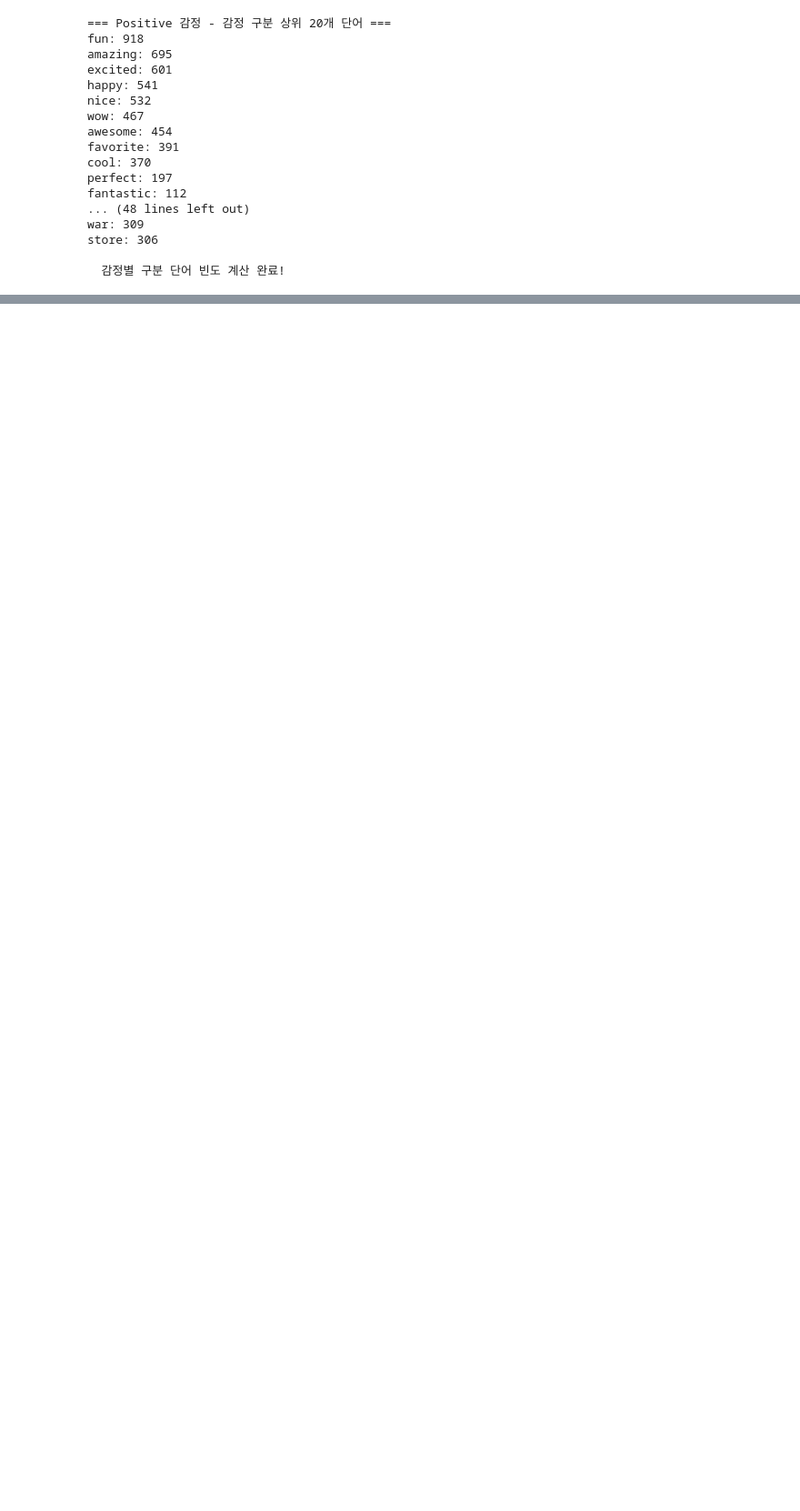
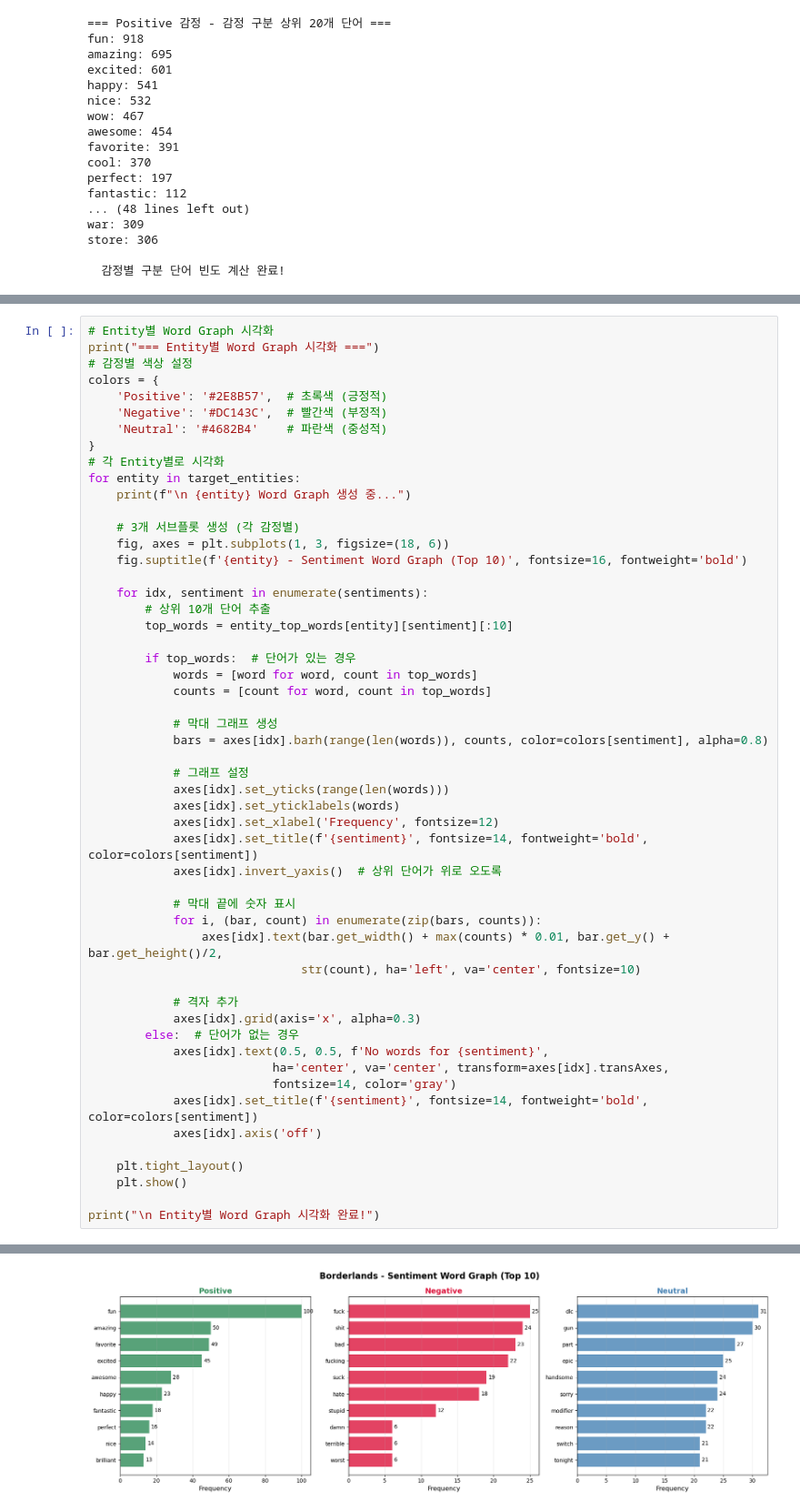
Before and after one commit to peter0524-lab/NLP-HY, a Jupyter notebook: [Week 3] Text Preprocessing/Assignment_1_LeeTaeHwan_2023034102.ipynb, the cells around one changed output, grey strips where cells are left out. Shown at 91% size. Drawn from its saved outputs; the diff is of its cells as text; blank space fills up the shorter version.

Commit message:
add entity

```diff
--- a/[Week 3] Text Preprocessing/Assignment_1_LeeTaeHwan_2023034102.ipynb
+++ b/[Week 3] Text Preprocessing/Assignment_1_LeeTaeHwan_2023034102.ipynb
@@ -656,0 +848,54 @@ print("Word Cloud 시각화 완료!")
+# %%
+# Entity별 Word Graph 시각화
+print("=== Entity별 Word Graph 시각화 ===")
+# 감정별 색상 설정
+colors = {
+    'Positive': '#2E8B57',  # 초록색 (긍정적)
+    'Negative': '#DC143C',  # 빨간색 (부정적)
+    'Neutral': '#4682B4'    # 파란색 (중성적)
+}
+# 각 Entity별로 시각화
+for entity in target_entities:
+    print(f"\n {entity} Word Graph 생성 중...")
+
+    # 3개 서브플롯 생성 (각 감정별)
+    fig, axes = plt.subplots(1, 3, figsize=(18, 6))
+    fig.suptitle(f'{entity} - Sentiment Word Graph (Top 10)', fontsize=16, fontweight='bold')
+
+    for idx, sentiment in enumerate(sentiments):
+        # 상위 10개 단어 추출
+        top_words = entity_top_words[entity][sentiment][:10]
+
+        if top_words:  # 단어가 있는 경우
+            words = [word for word, count in top_words]
+            counts = [count for word, count in top_words]
+
+            # 막대 그래프 생성
+            bars = axes[idx].barh(range(len(words)), counts, color=colors[sentiment], alpha=0.8)
+
+            # 그래프 설정
+            axes[idx].set_yticks(range(len(words)))
+            axes[idx].set_yticklabels(words)
+            axes[idx].set_xlabel('Frequency', fontsize=12)
+            axes[idx].set_title(f'{sentiment}', fontsize=14, fontweight='bold', color=colors[sentiment])
+            axes[idx].invert_yaxis()  # 상위 단어가 위로 오도록
+
+            # 막대 끝에 숫자 표시
+            for i, (bar, count) in enumerate(zip(bars, counts)):
+                axes[idx].text(bar.get_width() + max(counts) * 0.01, bar.get_y() + bar.get_height()/2,
+                              str(count), ha='left', va='center', fontsize=10)
+
+            # 격자 추가
+            axes[idx].grid(axis='x', alpha=0.3)
+        else:  # 단어가 없는 경우
+            axes[idx].text(0.5, 0.5, f'No words for {sentiment}',
+                          ha='center', va='center', transform=axes[idx].transAxes,
+                          fontsize=14, color='gray')
+            axes[idx].set_title(f'{sentiment}', fontsize=14, fontweight='bold', color=colors[sentiment])
+            axes[idx].axis('off')
+
+    plt.tight_layout()
+    plt.show()
+
+print("\n Entity별 Word Graph 시각화 완료!")
+# %% [output]
@@ -656,0 +905 @@ print("Word Cloud 시각화 완료!")
+[figure, added]
```
Also changed, not shown: parts of 13 cells of this notebook.
